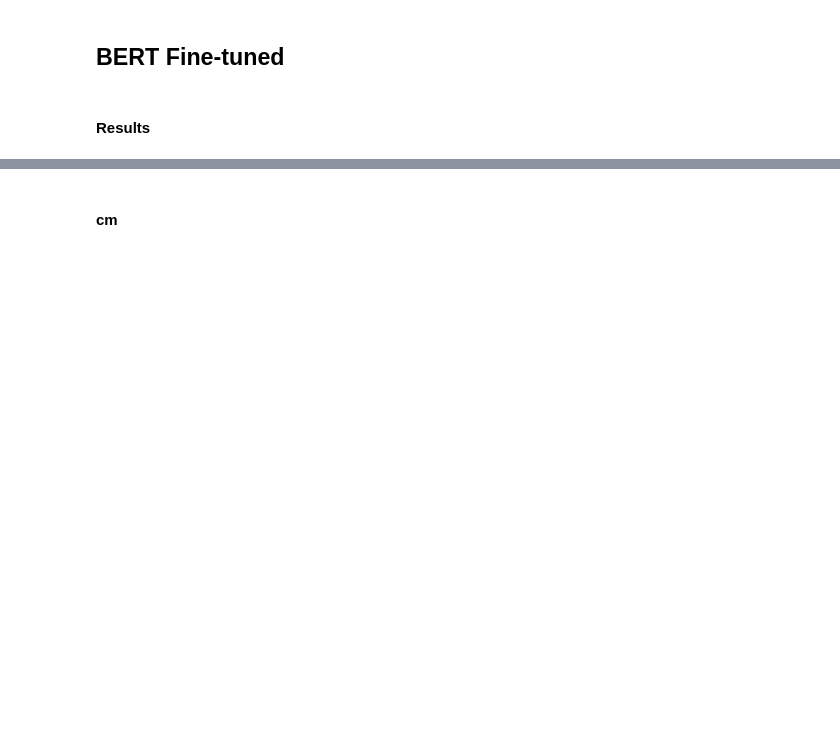
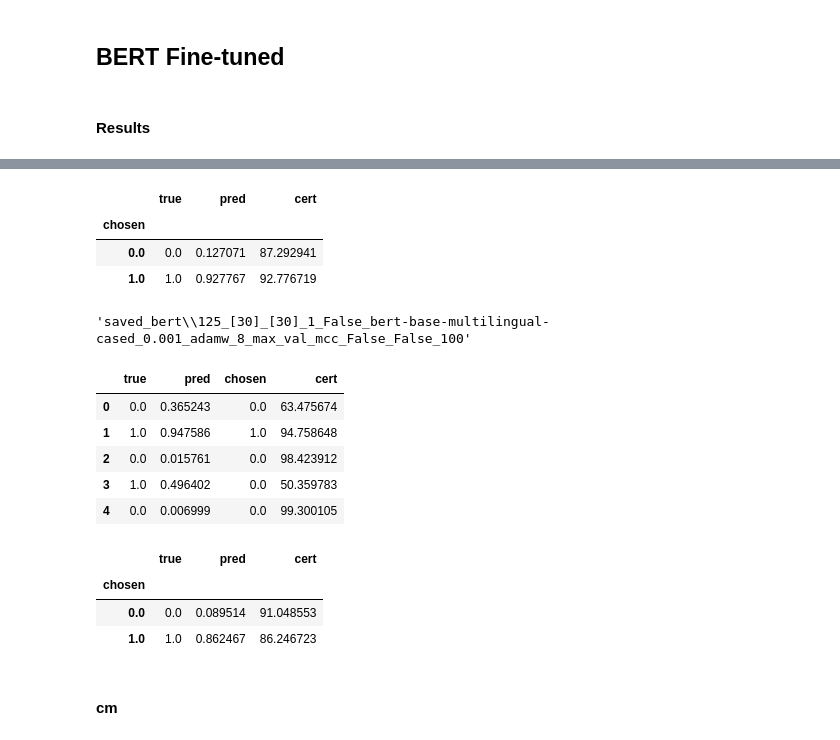
Before and after one commit to vibalcam/text-games, a Jupyter notebook: notebooks/models_training.ipynb, the cells around one changed output, grey strips where cells are left out. Saved outputs shown, nothing was run; the diff lists cells and outputs as text; code cells hidden in the pictures; blank space fills up the shorter version.

```diff
--- a/notebooks/models_training.ipynb
+++ b/notebooks/models_training.ipynb
@@ -109,3 +216,31 @@ all[sort_idx[0]]['dict']
+# %%
+df.groupby('chosen').median()
+# %% [output]
+|  | true | pred | cert |
+| chosen |  |  |  |
+| 0.0 | 0.0 | 0.127071 | 87.292941 |
+| 1.0 | 1.0 | 0.927767 | 92.776719 |
+# %%
+all[sort_idx[3]]['dict']['path_name']
+# %% [output]
+'saved_bert\\125_[30]_[30]_1_False_bert-base-multilingual-cased_0.001_adamw_8_max_val_mcc_False_False_100'
+# %%
+df = pd.concat([*all[sort_idx[3]]['train_values'],*all[sort_idx[3]]['val_values'],*all[sort_idx[3]]['test_values']], ignore_index=True)
+df.head()
+# %% [output]
+|  | true | pred | chosen | cert |
+| 0 | 0.0 | 0.365243 | 0.0 | 63.475674 |
+| 1 | 1.0 | 0.947586 | 1.0 | 94.758648 |
+| 2 | 0.0 | 0.015761 | 0.0 | 98.423912 |
+| 3 | 1.0 | 0.496402 | 0.0 | 50.359783 |
+| 4 | 0.0 | 0.006999 | 0.0 | 99.300105 |
+# %%
+df.groupby('chosen').median()
+# %% [output]
+|  | true | pred | cert |
+| chosen |  |  |  |
+| 0.0 | 0.0 | 0.089514 | 91.048553 |
+| 1.0 | 1.0 | 0.862467 | 86.246723 |
 # %% [markdown]
 #### cm
 # %%
```
Also changed, not shown: parts of 57 cells of this notebook, 44 other files.
